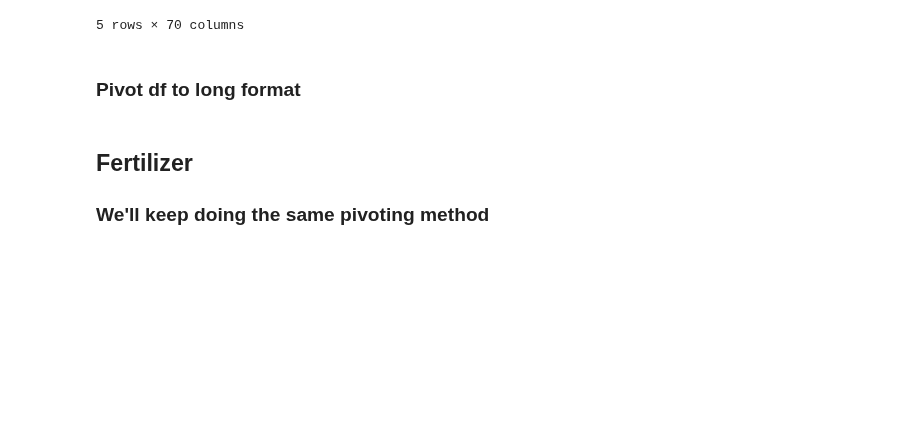
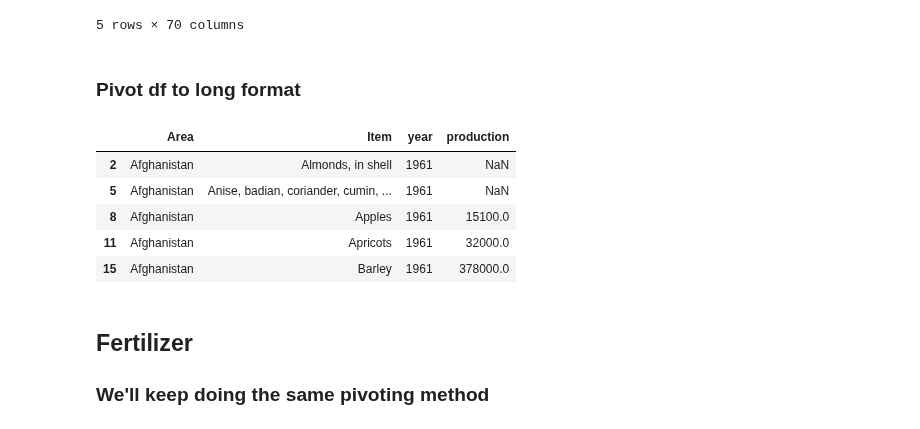
Before and after one commit to hunterblum/CloudFinal-Team1, a Jupyter notebook: Data/LengthenDFs.ipynb, the cells around one changed output. Cells and saved outputs as stored; diff of their text form; code cells hidden in the pictures; blank space fills up the shorter version.

```diff
--- a/Data/LengthenDFs.ipynb
+++ b/Data/LengthenDFs.ipynb
@@ -20,12 +20,25 @@ crops.head()
 # %%
 # Need to get years to be in rows
 years_list = crops.iloc[: ,9:70].columns.values.tolist()
 
 # Melt to get rows
 crops_long = pd.melt(crops, id_vars = ['Area', 'Item', 'Element', 'Unit'],
-                      value_vars = years_list)
+                      value_vars = years_list, var_name="year", value_name="production")
+
+# Get rid of Y before year
+crops_long['year']=  crops_long['year'].str.extract(r'(\d+)', expand=False)
+crops_long = crops_long[crops_long['Element'] == 'Production']
+crops_long = crops_long.drop(['Element', 'Unit'], axis = 1)
+crops_long['year'] = crops_long['year'].astype(int)
+
 crops_long.head()
-crops_long.to_csv()
+# %% [output]
+|  | Area | Item | year | production |
+| 2 | Afghanistan | Almonds, in shell | 1961 | NaN |
+| 5 | Afghanistan | Anise, badian, coriander, cumin, ... | 1961 | NaN |
+| 8 | Afghanistan | Apples | 1961 | 15100.0 |
+| 11 | Afghanistan | Apricots | 1961 | 32000.0 |
+| 15 | Afghanistan | Barley | 1961 | 378000.0 |
 # %% [markdown]
 ## Fertilizer
 ### We'll keep doing the same pivoting method
```
Also changed, not shown: parts of 11 cells of this notebook, 1 other file.
